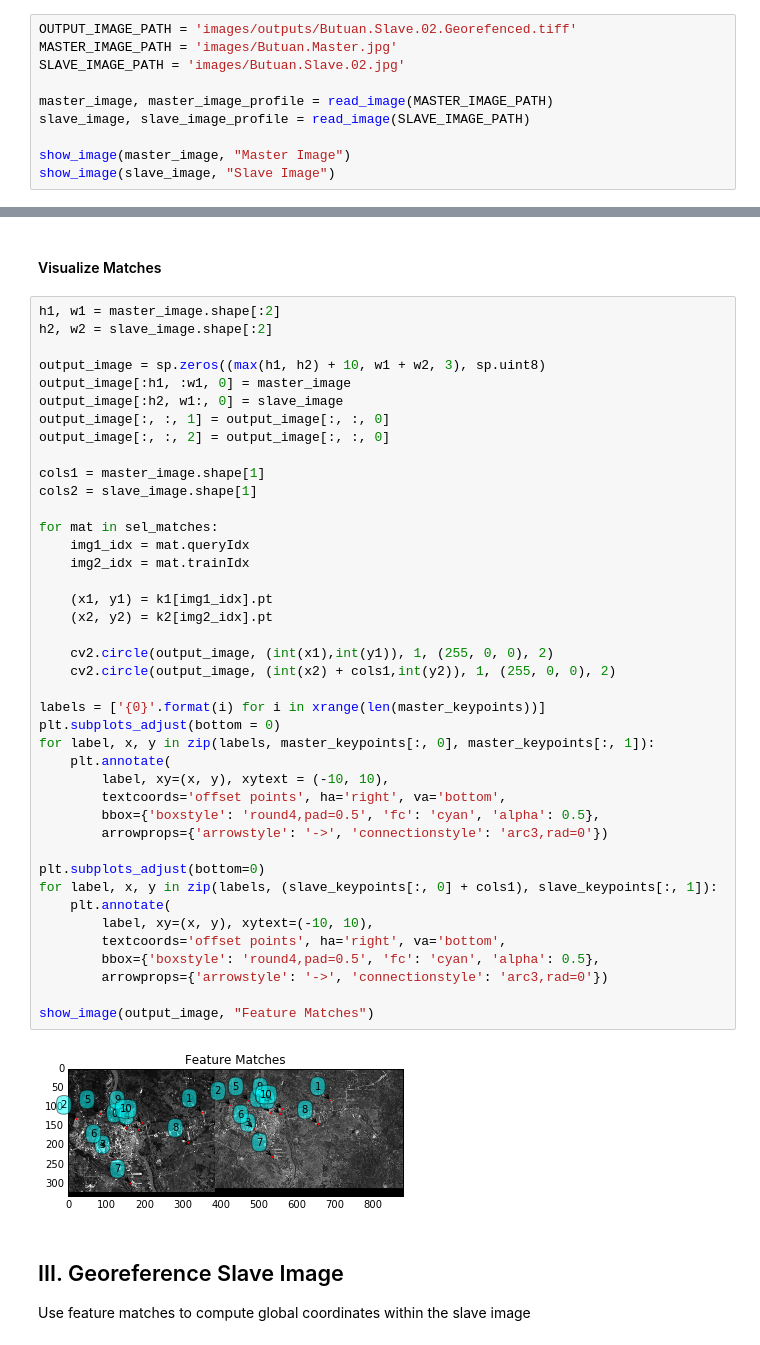
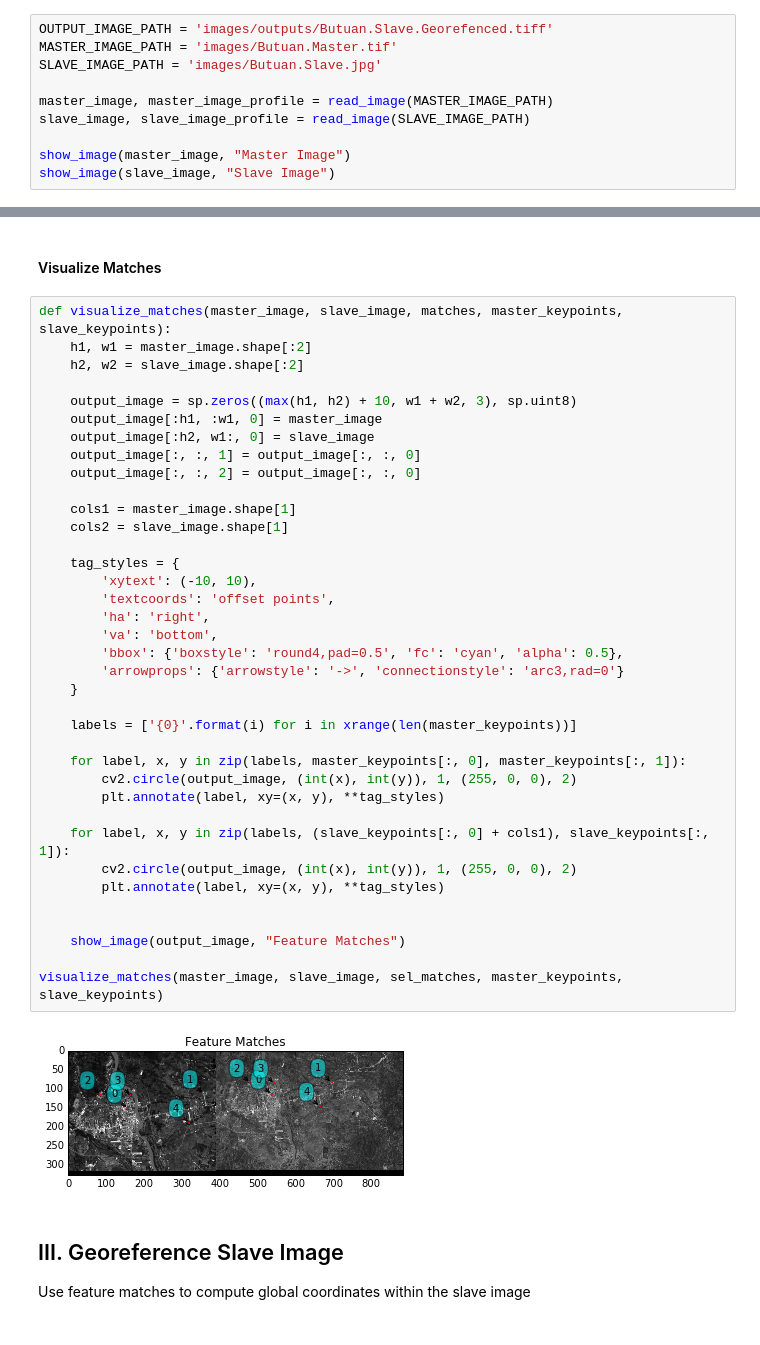
Before and after one commit to rukku/notebook-georef, a Jupyter notebook: georef.ipynb, the cells around one changed output, grey strips where cells are left out. Saved outputs shown, nothing was run; the diff lists cells and outputs as text.

Commit message:
Correction on test image

```diff
--- a/georef.ipynb
+++ b/georef.ipynb
@@ -30,9 +30,9 @@ def read_image(path):
 # %% [markdown]
 ### I. Read Master and Slave Images
 # %%
-OUTPUT_IMAGE_PATH = 'images/outputs/Butuan.Slave.02.Georefenced.tiff'
-MASTER_IMAGE_PATH = 'images/Butuan.Master.jpg'
-SLAVE_IMAGE_PATH = 'images/Butuan.Slave.02.jpg'
+OUTPUT_IMAGE_PATH = 'images/outputs/Butuan.Slave.Georefenced.tiff'
+MASTER_IMAGE_PATH = 'images/Butuan.Master.tif'
+SLAVE_IMAGE_PATH = 'images/Butuan.Slave.jpg'
 
 master_image, master_image_profile = read_image(MASTER_IMAGE_PATH)
 slave_image, slave_image_profile = read_image(SLAVE_IMAGE_PATH)
@@ -96,48 +82,44 @@ print master_keypoints
 # %% [markdown]
 #### Visualize Matches
 # %%
-h1, w1 = master_image.shape[:2]
-h2, w2 = slave_image.shape[:2]
+def visualize_matches(master_image, slave_image, matches, master_keypoints, slave_keypoints):
+    h1, w1 = master_image.shape[:2]
+    h2, w2 = slave_image.shape[:2]
 
-output_image = sp.zeros((max(h1, h2) + 10, w1 + w2, 3), sp.uint8)
-output_image[:h1, :w1, 0] = master_image
-output_image[:h2, w1:, 0] = slave_image
-output_image[:, :, 1] = output_image[:, :, 0]
-output_image[:, :, 2] = output_image[:, :, 0]
+    output_image = sp.zeros((max(h1, h2) + 10, w1 + w2, 3), sp.uint8)
+    output_image[:h1, :w1, 0] = master_image
+    output_image[:h2, w1:, 0] = slave_image
+    output_image[:, :, 1] = output_image[:, :, 0]
+    output_image[:, :, 2] = output_image[:, :, 0]
 
-cols1 = master_image.shape[1]
-cols2 = slave_image.shape[1]
+    cols1 = master_image.shape[1]
+    cols2 = slave_image.shape[1]
 
-for mat in sel_matches:
-    img1_idx = mat.queryIdx
-    img2_idx = mat.trainIdx
+    tag_styles = {
+        'xytext': (-10, 10),
+        'textcoords': 'offset points',
+        'ha': 'right',
+        'va': 'bottom',
+        'bbox': {'boxstyle': 'round4,pad=0.5', 'fc': 'cyan', 'alpha': 0.5},
+        'arrowprops': {'arrowstyle': '->', 'connectionstyle': 'arc3,rad=0'}
+    }
 
-    (x1, y1) = k1[img1_idx].pt
-    (x2, y2) = k2[img2_idx].pt
+    labels = ['{0}'.format(i) for i in xrange(len(master_keypoints))]
 
-    cv2.circle(output_image, (int(x1),int(y1)), 1, (255, 0, 0), 2)
-    cv2.circle(output_image, (int(x2) + cols1,int(y2)), 1, (255, 0, 0), 2)
+    for label, x, y in zip(labels, master_keypoints[:, 0], master_keypoints[:, 1]):
+        cv2.circle(output_image, (int(x), int(y)), 1, (255, 0, 0), 2)
+        plt.annotate(label, xy=(x, y), **tag_styles)
 
-labels = ['{0}'.format(i) for i in xrange(len(master_keypoints))]
-plt.subplots_adjust(bottom = 0)
-for label, x, y in zip(labels, master_keypoints[:, 0], master_keypoints[:, 1]):
-    plt.annotate(
-        label, xy=(x, y), xytext = (-10, 10),
-        textcoords='offset points', ha='right', va='bottom',
-        bbox={'boxstyle': 'round4,pad=0.5', 'fc': 'cyan', 'alpha': 0.5},
-        arrowprops={'arrowstyle': '->', 'connectionstyle': 'arc3,rad=0'})
+    for label, x, y in zip(labels, (slave_keypoints[:, 0] + cols1), slave_keypoints[:, 1]):
+        cv2.circle(output_image, (int(x), int(y)), 1, (255, 0, 0), 2)
+        plt.annotate(label, xy=(x, y), **tag_styles)
 
-plt.subplots_adjust(bottom=0)
-for label, x, y in zip(labels, (slave_keypoints[:, 0] + cols1), slave_keypoints[:, 1]):
-    plt.annotate(
-        label, xy=(x, y), xytext=(-10, 10),
-        textcoords='offset points', ha='right', va='bottom',
-        bbox={'boxstyle': 'round4,pad=0.5', 'fc': 'cyan', 'alpha': 0.5},
-        arrowprops={'arrowstyle': '->', 'connectionstyle': 'arc3,rad=0'})
 
-show_image(output_image, "Feature Matches")
+    show_image(output_image, "Feature Matches")
+
+visualize_matches(master_image, slave_image, sel_matches, master_keypoints, slave_keypoints)
 # %% [output]
-[figure, old version]
+[figure, new version]
 # %% [markdown]
 ## III. Georeference Slave Image
 Use feature matches to compute global coordinates within the slave image
```
Also changed, not shown: parts of 10 cells of this notebook, 10 other files.
